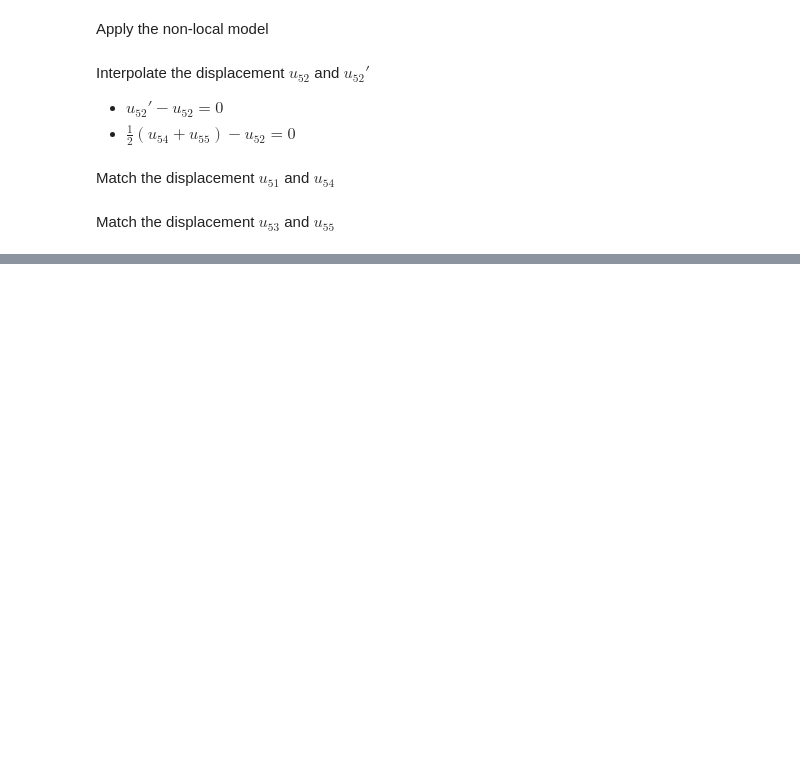
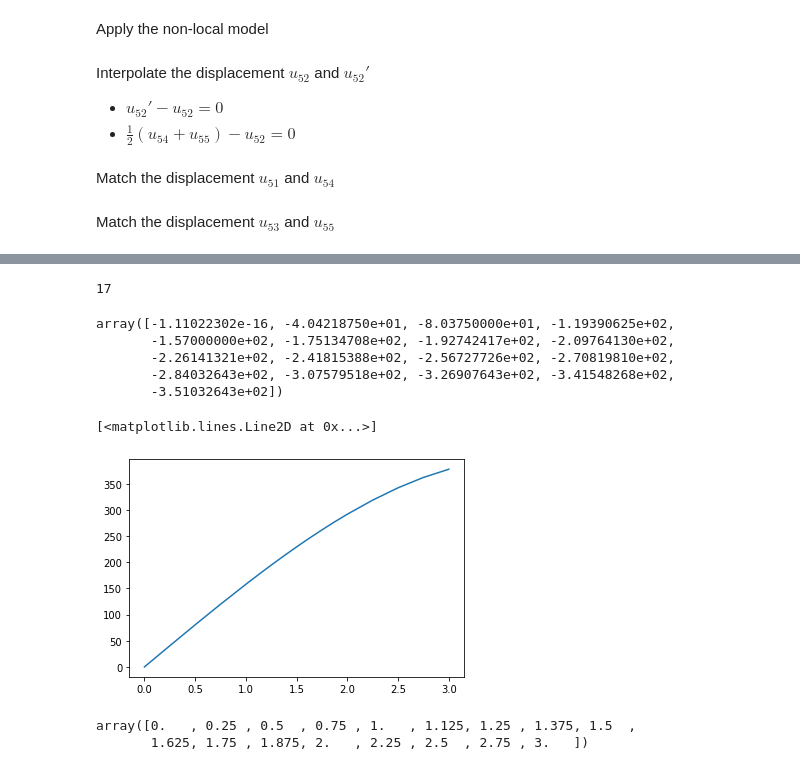
Before and after one commit to diehlpk/reusommer21, a Jupyter notebook: Quadratic_Interpolation_Cubic_Neuman.ipynb, the cells around one changed output, grey strips where cells are left out. Cells and saved outputs as stored; diff of their text form; code cells hidden in the pictures; blank space fills up the shorter version.

```diff
--- a/Quadratic_Interpolation_Cubic_Neuman.ipynb
+++ b/Quadratic_Interpolation_Cubic_Neuman.ipynb
@@ -481,3 +901,3 @@ uSlice2-uFDM5Slice
 # %%
-MFDM3=FDM(13*2-1,0.25/2)
+MFDM3=FDM(13*2-1,0.25)
 len(MFDM3)
@@ -490,5 +918,5 @@ x3
 # %%
 for i in range(1,len(fFDM3)-1):
-    fFDM3[i] = 6*x[i]
+    fFDM3[i] = 6*x3[i]
 fFDM3[len(fFDM3)-1] = 27
 fFDM3
@@ -501,8 +953,26 @@ xSlice3
 # %%
 uFDM6Slice = np.array(np.concatenate((uFDM6[0:10:2],uFDM6[9:len(uFDM6)-9:1],uFDM6[len(uFDM6)-9:len(uFDM6):2])))
 len(uFDM6Slice)
+# %% [output]
+17
 # %%
 uSlice-uFDM6Slice
+# %% [output]
+array([-1.11022302e-16, -4.04218750e+01, -8.03750000e+01, -1.19390625e+02,
+       -1.57000000e+02, -1.75134708e+02, -1.92742417e+02, -2.09764130e+02,
+       -2.26141321e+02, -2.41815388e+02, -2.56727726e+02, -2.70819810e+02,
+       -2.84032643e+02, -3.07579518e+02, -3.26907643e+02, -3.41548268e+02,
+       -3.51032643e+02])
+# %%
+plt.plot(x20,uFDM6Slice,label="error when h=0.25")
+# %% [output]
+[<matplotlib.lines.Line2D at 0x...>]
+[figure, added]
+# %%
+x20
+# %% [output]
+array([0.   , 0.25 , 0.5  , 0.75 , 1.   , 1.125, 1.25 , 1.375, 1.5  ,
+       1.625, 1.75 , 1.875, 2.   , 2.25 , 2.5  , 2.75 , 3.   ])
 # %%
 plt.plot(x20,uSlice-uFDM6Slice,label="error when h=0.25")
 plt.plot(x7,uSlice2-uFDM5Slice,label="error when h=0.125")
```
Also changed, not shown: parts of 73 cells of this notebook, 2 other files.
